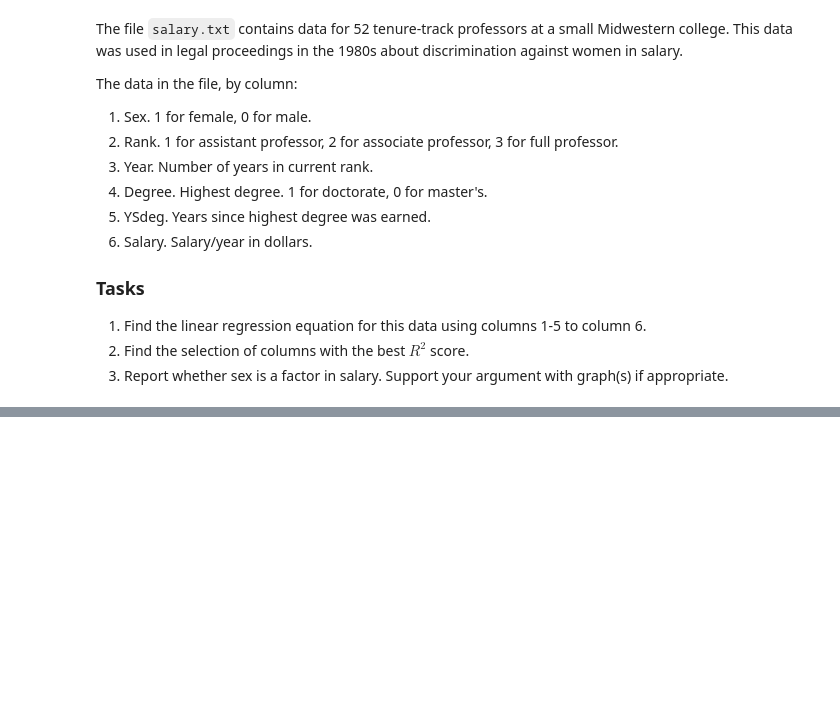
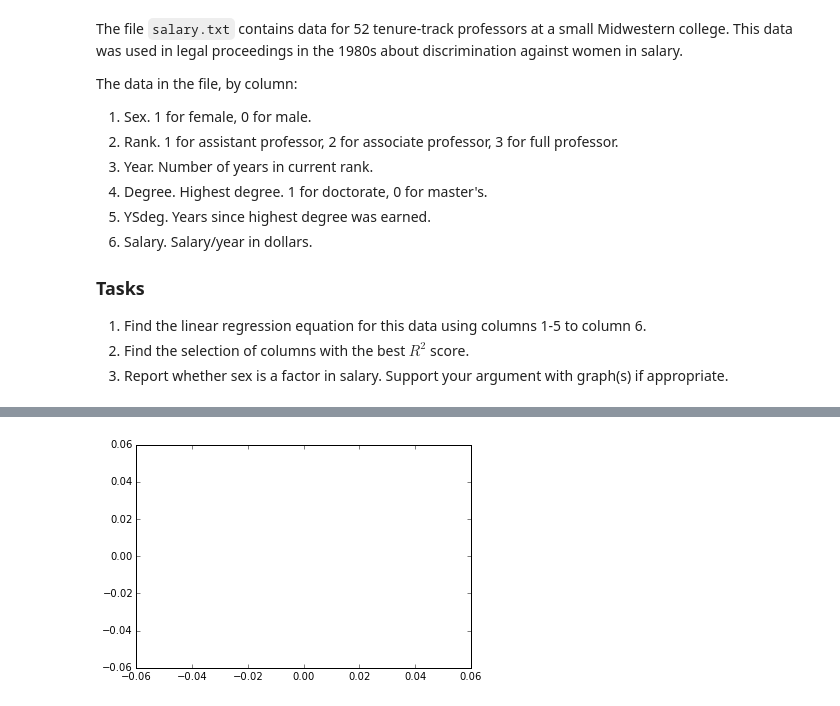
Before and after one commit to JermaineKee/Linear-Regression, a Jupyter notebook: simple-linear-regression.ipynb, the cells around one changed output, grey strips where cells are left out. Saved outputs shown, nothing was run; the diff lists cells and outputs as text; code cells hidden in the pictures; blank space fills up the shorter version.

```diff
--- a/simple-linear-regression.ipynb
+++ b/simple-linear-regression.ipynb
@@ -128,0 +182,21 @@ df = pd.read_fwf("salary.txt", header=None,
+# %%
+def run_combos(N):
+    max_x = 0
+    max_y = 0
+    combos = list(itertools.combinations(list(salary_data.columns), N))
+    for y in range(len(combos)):
+        cols = combos[y]
+        sal_dat = salary_data[list(cols)]
+        sal_dat_array = np.asarray(sal_dat)
+        regr = linear_model.LinearRegression()
+        regr.fit(sal_dat_array, salary)
+        x = regr.score(sal_dat_array, salary)
+        if x > max_x:
+            max_x = x
+            max_y = y
+        print(str(list(cols))+"   "+str(x))
+    print(" ")
+    print(" maximum correlation")
+    print(str(list(combos[max_y]))+" "+str(max_x))
+# %%
+stat = run_combos(2)
@@ -128,0 +227,5 @@ df = pd.read_fwf("salary.txt", header=None,
+# %%
+plt.plot(stat)
+plt.show()
+# %% [output]
+[figure, added]
```
Also changed, not shown: parts of 21 cells of this notebook.
